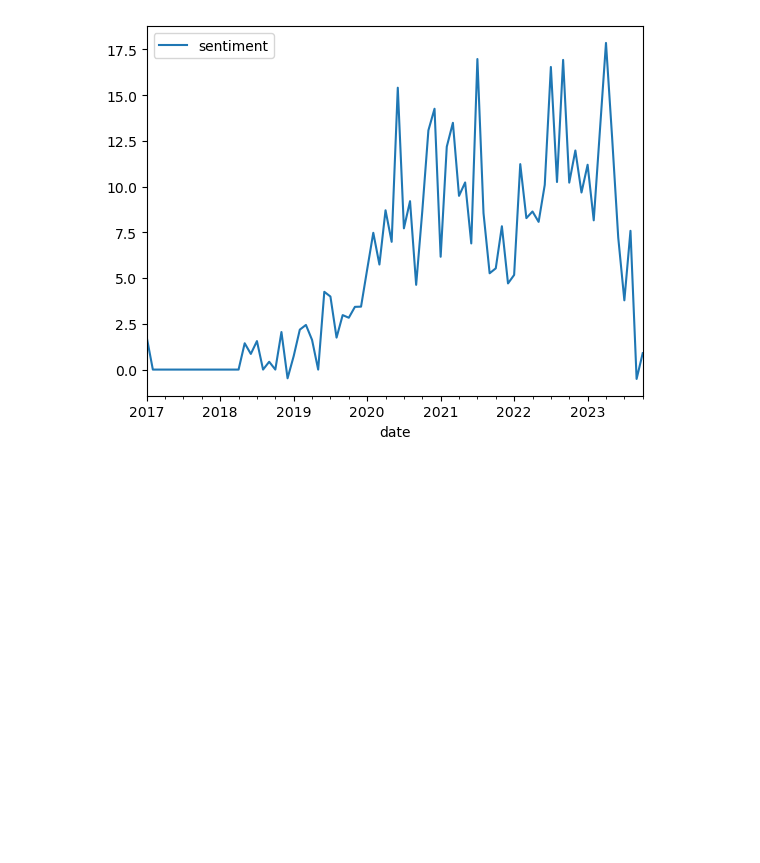
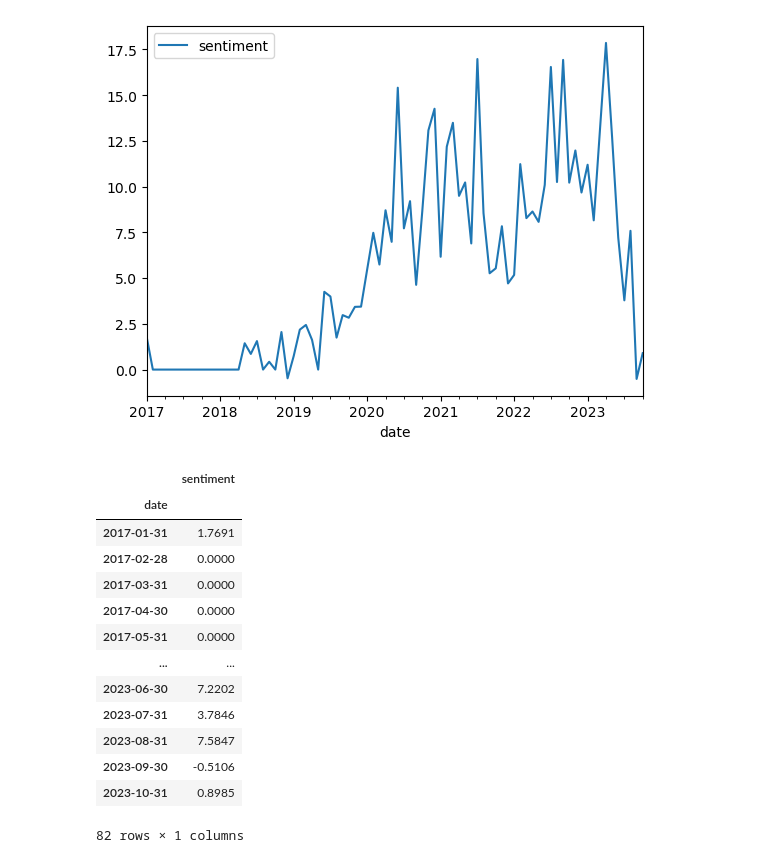
Before and after one commit to ycray6458/assignment2-of-social-media, a Jupyter notebook: SentimentAnalysis.ipynb, the cells around one changed output. Cells and saved outputs as stored; diff of their text form; code cells hidden in the pictures; blank space fills up the shorter version.

```diff
--- a/SentimentAnalysis.ipynb
+++ b/SentimentAnalysis.ipynb
@@ -217,3 +217,24 @@ newSeries2.plot()
 plt.show()
 # %% [output]
 [figure]
+# %%
+newSeries2
+series2[['sentiment']] = series2[['sentiment']].apply(pd.to_numeric)
+newSeries2 = series2.resample('1M').sum()
+newSeries2.plot()
+plt.show()
+# %% [output]
+|  | sentiment |
+| date |  |
+| 2017-01-31 | 1.7691 |
+| 2017-02-28 | 0.0000 |
+| 2017-03-31 | 0.0000 |
+| 2017-04-30 | 0.0000 |
+| 2017-05-31 | 0.0000 |
+| ... | ... |
+| 2023-06-30 | 7.2202 |
+| 2023-07-31 | 3.7846 |
+| 2023-08-31 | 7.5847 |
+| 2023-09-30 | -0.5106 |
+| 2023-10-31 | 0.8985 |
+82 rows × 1 columns
```
Also changed, not shown: parts of 1 cell of this notebook.
